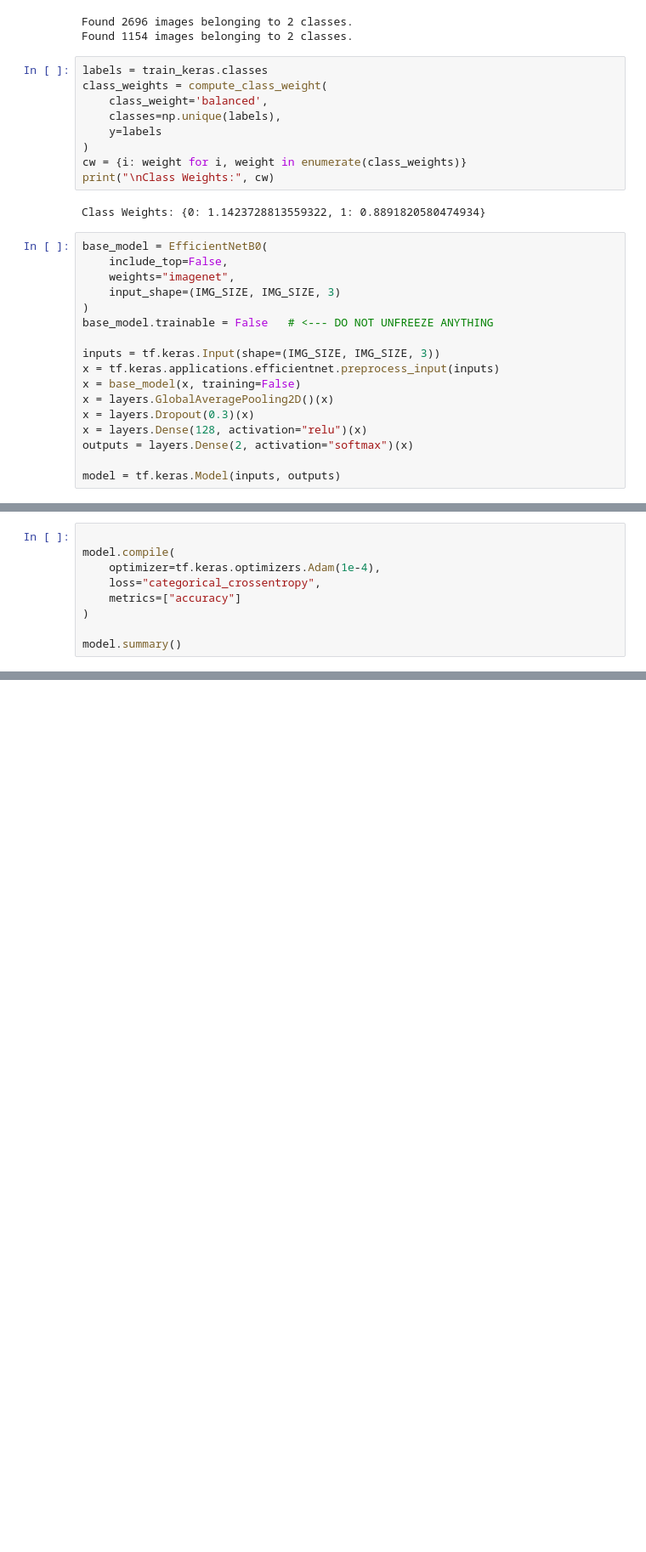
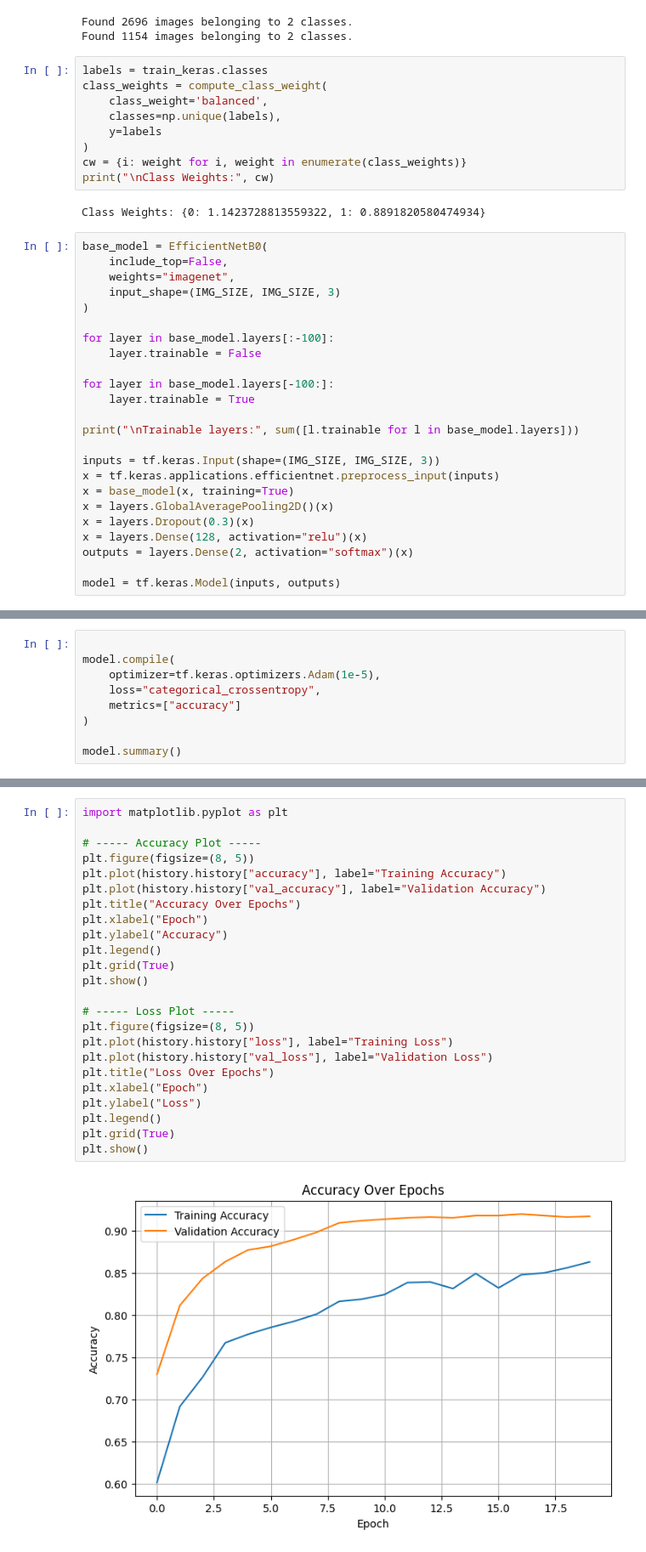
Before and after one commit to Suryansh4711/Smart-Waste-Segregation-System, a Jupyter notebook: backend/train_model.ipynb, the cells around one changed output, grey strips where cells are left out. Shown at 85% size. Drawn from its saved outputs; the diff is of its cells as text; blank space fills up the shorter version.

```diff
--- a/backend/train_model.ipynb
+++ b/backend/train_model.ipynb
@@ -79,11 +95,18 @@ base_model = EfficientNetB0(
     weights="imagenet",
     input_shape=(IMG_SIZE, IMG_SIZE, 3)
 )
-base_model.trainable = False   # <--- DO NOT UNFREEZE ANYTHING
+
+for layer in base_model.layers[:-100]:
+    layer.trainable = False
+
+for layer in base_model.layers[-100:]:
+    layer.trainable = True
+
+print("\nTrainable layers:", sum([l.trainable for l in base_model.layers]))
 
 inputs = tf.keras.Input(shape=(IMG_SIZE, IMG_SIZE, 3))
 x = tf.keras.applications.efficientnet.preprocess_input(inputs)
-x = base_model(x, training=False)
+x = base_model(x, training=True)
 x = layers.GlobalAveragePooling2D()(x)
 x = layers.Dropout(0.3)(x)
 x = layers.Dense(128, activation="relu")(x)
@@ -93,7 +123,7 @@ model = tf.keras.Model(inputs, outputs)
 # %%
 
 model.compile(
-    optimizer=tf.keras.optimizers.Adam(1e-4),
+    optimizer=tf.keras.optimizers.Adam(1e-5),
     loss="categorical_crossentropy",
     metrics=["accuracy"]
 )
@@ -161,0 +180,26 @@ INFO:tensorflow:Assets written to: saved_model/assets
+# %%
+import matplotlib.pyplot as plt
+
+# ----- Accuracy Plot -----
+plt.figure(figsize=(8, 5))
+plt.plot(history.history["accuracy"], label="Training Accuracy")
+plt.plot(history.history["val_accuracy"], label="Validation Accuracy")
+plt.title("Accuracy Over Epochs")
+plt.xlabel("Epoch")
+plt.ylabel("Accuracy")
+plt.legend()
+plt.grid(True)
+plt.show()
+
+# ----- Loss Plot -----
+plt.figure(figsize=(8, 5))
+plt.plot(history.history["loss"], label="Training Loss")
+plt.plot(history.history["val_loss"], label="Validation Loss")
+plt.title("Loss Over Epochs")
+plt.xlabel("Epoch")
+plt.ylabel("Loss")
+plt.legend()
+plt.grid(True)
+plt.show()
+# %% [output]
+[figure, added]
```
Also changed, not shown: parts of 8 cells of this notebook, 8 other files.
